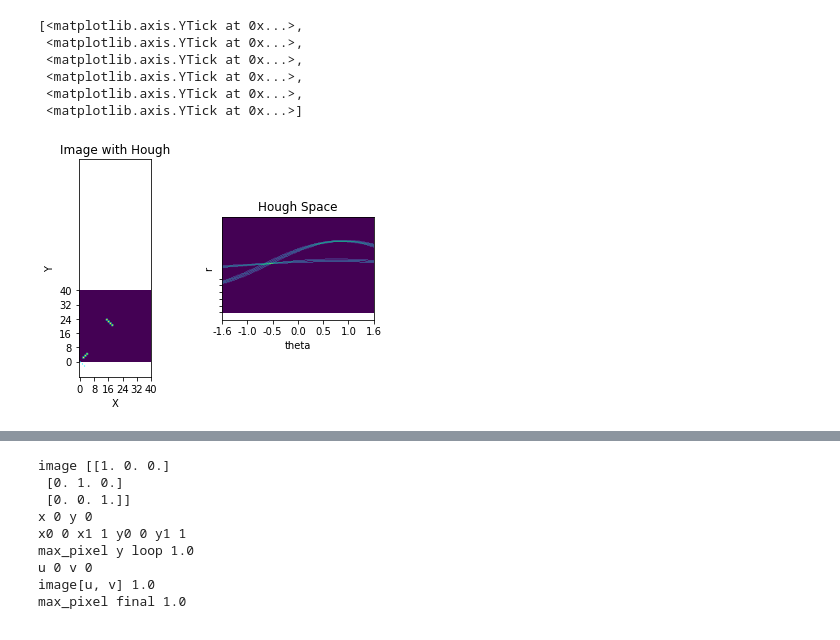
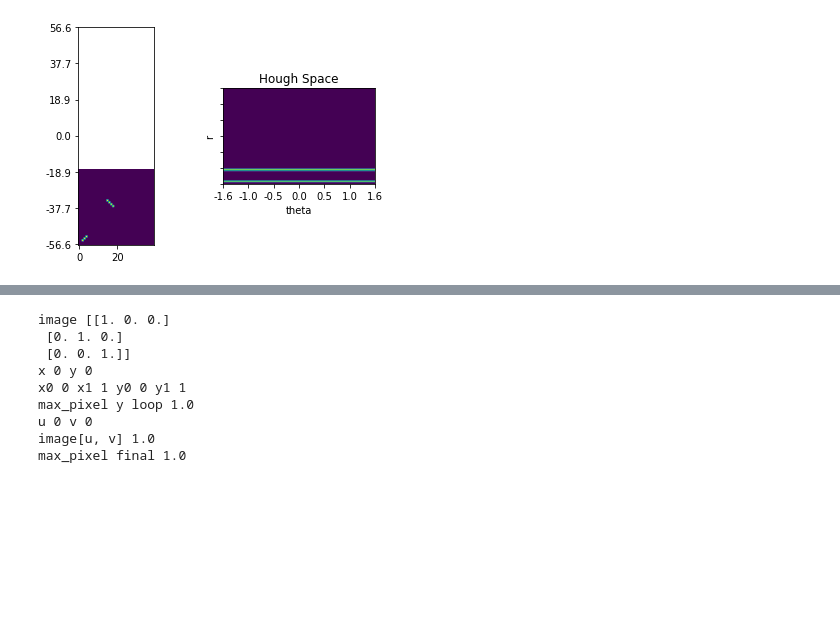
Before and after one commit to sumcousa/image_classification, a Jupyter notebook: hough_transform_wafer.ipynb, the cells around one changed output, grey strips where cells are left out. Cells and saved outputs as stored; diff of their text form; code cells hidden in the pictures; blank space fills up the shorter version.

```diff
--- a/hough_transform_wafer.ipynb
+++ b/hough_transform_wafer.ipynb
@@ -21,7 +21,8 @@ data = np.array([110,110,110,110,110,110,110])
 arraysize = 40
 hough_space_size_divisor = 200
 threshold = 2   #fairly good, no effect changing from 1 through 10
-image = sparse.coo_matrix((data, (row,col)),shape=(arraysize, arraysize), dtype=float).toarray()
-plt.imshow(image, origin='lower')
+mtrximage = sparse.coo_matrix((data, (row,col)),shape=(arraysize, arraysize), dtype=float).toarray()
+plt.imshow(mtrximage, origin='lower')
+plt.savefig("mtrximage.png",bbox_inches='tight')
 # image = np.full(shape=(3,3),fill_value=(data), dtype=float)
 # %% [output]
@@ -160,7 +159,7 @@ thetas = np.deg2rad(np.arange(-90.0, 90.0))
 image_width, image_height = image.shape
 print('image_width',image_width)
 print('image_height',image_height)
-diag_len = np.ceil(np.sqrt(image_width * image_width + image_height * image_height)).astype(int)   # max_dist
+diag_len = np.ceil(math.hypot(image_width,image_height)).astype(int)   # max_dist
 print('diag_len',diag_len)
 rhos = np.linspace(-diag_len, diag_len, diag_len * 2)
 # print('rhos',rhos)
@@ -187,8 +186,11 @@ for i in range(len(x_idxs)):
 
   for t_idx in range(num_thetas):
     # Calculate rho. diag_len is added for a positive index
-    rho = round(x * cos_t[t_idx] + y * sin_t[t_idx]) + diag_len
-    accumulator[rho, t_idx] += 1
+    theta = 1.0 * itheta * theta_max / theta_dim
+    rho = round((x * math.cos(theta)) + (y * math.sin(theta)))
+    rho = np.ceil(r_dim * ( 1.0 * rho ) / diag_len).astype(int)
+    # accumulator[rho, t_idx] += 1
+    accumulator[rho, t_idx] = accumulator[rho, t_idx] + 1
 
 accumulator_height, accumulator_width = accumulator.shape
 print('accumulator_width', accumulator_width)
@@ -203,12 +205,15 @@ x_interval = 3
 # ax2_xtick_interval = np.ceil(accumulator_width/5).astype(int)
 # ax2_ytick_interval = np.ceil(accumulator_height/5).astype(int)
 ax2_xtick_locs = [(i * (accumulator_width/(x_interval * 2))) for i in range(0,np.ceil(accumulator_width/(accumulator_width/(x_interval * 2))).astype(int)+1,1)]
-print('ax2_xtick_locs',ax2_xtick_locs)
+# print('ax2_xtick_locs',ax2_xtick_locs)
 ax2_xtick_lbls = [round( (theta_max * (i/x_interval)),1) for i in range((-1 * x_interval),x_interval+1,1)]
-print('ax2_xtick_lbls',ax2_xtick_lbls)
+# print('ax2_xtick_lbls',ax2_xtick_lbls)
 ax2.set_xticks(ax2_xtick_locs,ax2_xtick_lbls)
-ax2_ytick_locs = [i for i in range(0,-5,5)]
-ax2_ytick_lbls = [round( (1.0 * (i/5) * r_max ),1) for i in range(0,-5,5)]
+y_interval = 3
+ax2_ytick_locs = [(i * (accumulator_height/(y_interval * 2))) for i in range(0,np.ceil(accumulator_height/(accumulator_height/(y_interval * 2))).astype(int)+1,1)]
+print('ax2_ytick_locs',ax2_ytick_locs)
+ax2_ytick_lbls = [round( (r_max * (i/y_interval)),1) for i in range((-1 * y_interval),y_interval+1,1)]
+print('ax2_ytick_lbls',ax2_ytick_lbls)
 ax2.set_yticks(ax2_ytick_locs,ax2_ytick_lbls)
 
 print('np.nonzero(accumulator)',np.nonzero(accumulator))
@@ -222,31 +227,32 @@ rho = rhos[(idx / accumulator.shape[1]).astype(int)]
 theta = thetas[idx % accumulator.shape[1]]
 print ('rho={0:.2f}, theta={1:.0f}'.format(rho, np.rad2deg(theta)))
 
-px = []
-py = []
-for i in range(0, np.int64(rho*10).astype(int), 1):
-#    print('i',i)
-   px.append(math.cos(theta) * i)
-   py.append(math.sin(theta) * i)
 
-print('px',px)
-print('py',py)
+# px = []
+# py = []
+# for i in range(0, np.int64(rho*10).astype(int), 1):
+# #    print('i',i)
+#    px.append(math.cos(theta) * i)
+#    py.append(math.sin(theta) * i)
 
-ax1.figure.set_facecolor('white')
-ax1.plot(px, py, linewidth=1, linestyle=(0,(1,2)), color='cyan')
-ax1.set_title('Image with Hough')
-ax1.set_xlabel('X')
-ax1.set_ylabel('Y')
-ax1.set_yscale('linear')
-ax1.set_xscale('linear')
-ax1_xtick_interval = np.ceil(image_width/5).astype(int)
-ax1_ytick_interval = np.ceil(image_height/5).astype(int)
-ax1_xtick_locs = [i for i in range(0,image_width + ax1_xtick_interval,ax1_xtick_interval)]
-ax1_xtick_lbls = [round( (i),1) for i in range(0,image_width + ax1_xtick_interval,ax1_xtick_interval)]
-ax1.set_xticks(ax1_xtick_locs,ax1_xtick_lbls)
-ax1_ytick_locs = [i for i in range(0,image_height + ax1_ytick_interval,ax1_ytick_interval)]
-ax1_ytick_lbls = [round( (i),1) for i in range(0,image_height + ax1_ytick_interval,ax1_ytick_interval)]
-ax1.set_yticks(ax1_ytick_locs,ax1_ytick_lbls)
+# print('px',px)
+# print('py',py)
+
+# ax1.figure.set_facecolor('white')
+# ax1.plot(px, py, linewidth=1, linestyle=(0,(1,2)), color='yellow')
+# ax1.set_title('Image with Hough')
+# ax1.set_xlabel('X')
+# ax1.set_ylabel('Y')
+# ax1.set_yscale('linear')
+# ax1.set_xscale('linear')
+# ax1_xtick_interval = np.ceil(image_width/5).astype(int)
+# ax1_ytick_interval = np.ceil(image_height/5).astype(int)
+# ax1_xtick_locs = [i for i in range(0,image_width + ax1_xtick_interval,ax1_xtick_interval)]
+# ax1_xtick_lbls = [round( (i),1) for i in range(0,image_width + ax1_xtick_interval,ax1_xtick_interval)]
+# ax1.set_xticks(ax1_xtick_locs,ax1_xtick_lbls)
+# ax1_ytick_locs = [i for i in range(0,image_height + ax1_ytick_interval,ax1_ytick_interval)]
+# ax1_ytick_lbls = [round( (i),1) for i in range(0,image_height + ax1_ytick_interval,ax1_ytick_interval)]
+# ax1.set_yticks(ax1_ytick_locs,ax1_ytick_lbls)
 # %% [output]
 theta_min -1.5707963267948966
 theta_max 1.5707963267948966
@@ -270,7 +274 @@ py [-0.0, -0.6819983600624985, -1.363996720124997, -2.0459950801874953, -2.72799
-[<matplotlib.axis.YTick at 0x...>,
- <matplotlib.axis.YTick at 0x...>,
- <matplotlib.axis.YTick at 0x...>,
- <matplotlib.axis.YTick at 0x...>,
- <matplotlib.axis.YTick at 0x...>,
- <matplotlib.axis.YTick at 0x...>]
-[figure, old version]
+[figure, new version]
```
Also changed, not shown: parts of 6 cells of this notebook.
